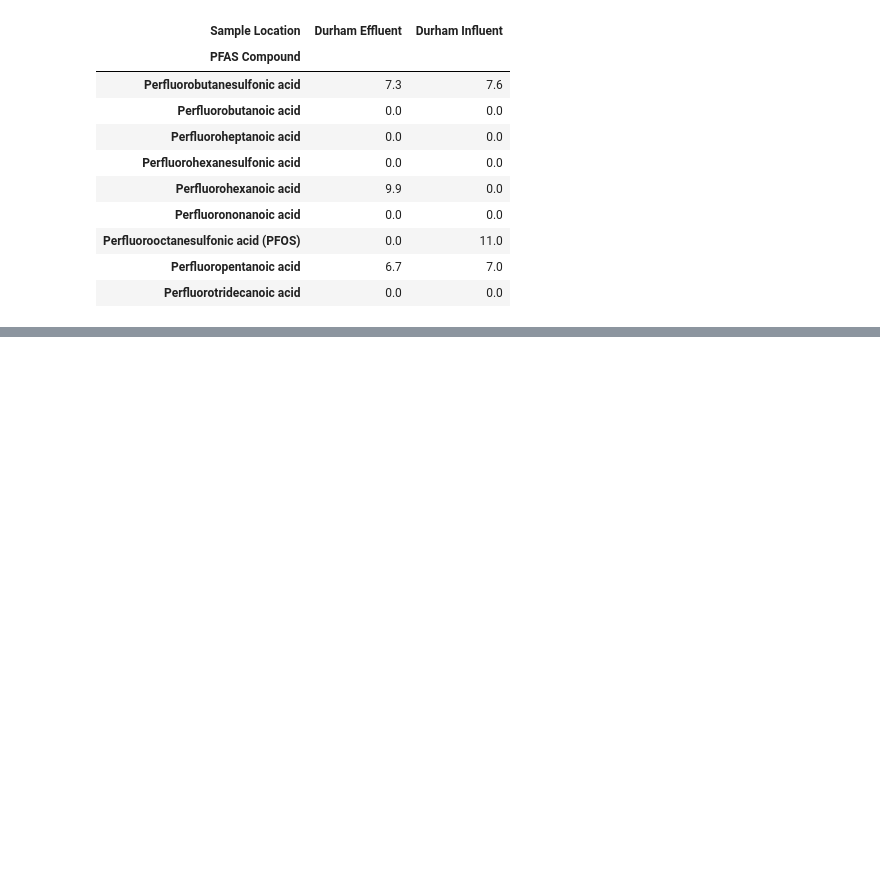
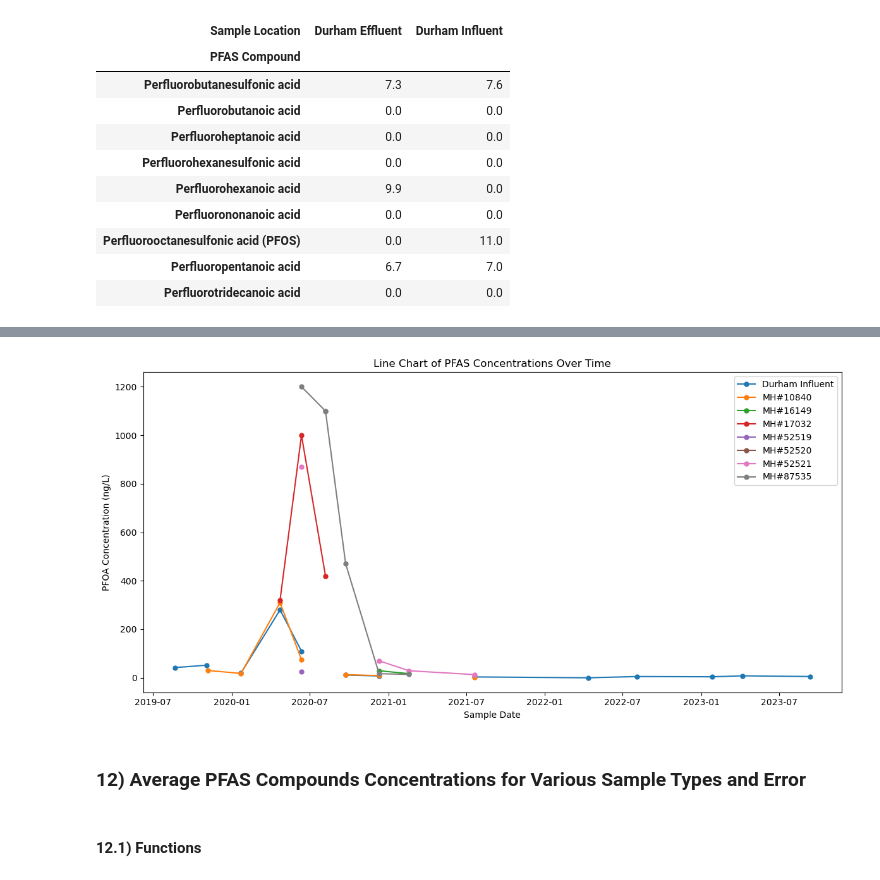
Before and after one commit to Clean-Water-Services/Jupyter-Notebooks, a Jupyter notebook: PFAS_Toolbox.ipynb, the cells around one changed output, grey strips where cells are left out. Cells and saved outputs as stored; diff of their text form; code cells hidden in the pictures; blank space fills up the shorter version.

```diff
--- a/PFAS_Toolbox.ipynb
+++ b/PFAS_Toolbox.ipynb
@@ -65,4 +114,7 @@ TOP_Assay = ['Perfluorobutanesulfonic acid','Perfluorobutanoic acid','Perfluoroh
              'Perfluorooctanesulfonic acid (PFOS)','Perfluoropentanoic acid','Perfluorotridecanoic acid']
+# %%
+TOP_Assay = ['TOP-Perfluorobutanesulfonic acid','TOP-Perfluorobutanoic acid','TOP-Perfluoroheptanoic acid','TOP-Perfluorohexanesulfonic acid','TOP-Perfluorohexanoic acid','TOP-Perfluorononanoic acid',
+             'TOP-Perfluorooctanesulfonic acid (PFOS)','TOP-Perfluoropentanoic acid','TOP-Perfluorotridecanoic acid']
 # %% [markdown]
 ### 4) Bar Chart - Compare PFAS Compound Concentrations
 # %% [markdown]
@@ -1493,0 +1759,12 @@ create_custom_pivot_table_with_filters(data_df, filter_qual_summary=filter_qual_
+# %%
+# Example usage:
+
+#Specify where the file is saved use '/' instead of '\'
+excel_file_path = 'U:/Research_and_Innovation/_ModellingGroupProjects/PFAS Investigations/Data and analysis/Database as of 11-27-2023 w Plots for ACWA Toxics.xlsm'
+#Specify sheet name
+sheet_name = 'PFAS Database'
+
+#Call data import function
+data_df = read_excel_sheet(excel_file_path, sheet_name)
+
+data_df.head()
@@ -1493,0 +1781,16 @@ create_custom_pivot_table_with_filters(data_df, filter_qual_summary=filter_qual_
+# %%
+#data_df (pd.DataFrame): The DataFrame containing the data.
+
+# filter_sample_location (list of str, optional): List of 'Sample Location' values to filter the data (default is None).
+filter_sample_location=['Durham Influent','MH#10840','MH#16149','MH#17032','MH#52519','MH#52520','MH#52521','MH#87535']
+# qual_summary (list of str, optional): List of 'Qual Summary (Grade for filtering)' values to filter the data (default is None).
+#qual_summary=
+
+#filter_type (list of str, optional): List of 'Type' values to filter the data (default is None).
+filter_type = ['Influent','Manhole','Outfall of Industry']
+#
+#filter_pfas_compound (list of str, optional): List of 'PFAS Compound' values to filter the data (default is None).
+filter_pfas_compound = ['Perfluorooctanoic acid (PFOA)']
+
+pivot_table = create_pivot_table(data_df, filter_type=filter_type, filter_sample_location=filter_sample_location, filter_pfas_compound=filter_pfas_compound)
+pivot_table
@@ -1493,0 +1816,8 @@ create_custom_pivot_table_with_filters(data_df, filter_qual_summary=filter_qual_
+# %%
+create_line_chart_from_pivot(pivot_table, ylabel='PFOA Concentration (ng/L)')
+# %% [output]
+[figure, added]
+# %% [markdown]
+### 12) Average PFAS Compounds Concentrations for Various Sample Types and Error
+# %% [markdown]
+#### 12.1) Functions
```
Also changed, not shown: parts of 47 cells of this notebook.
